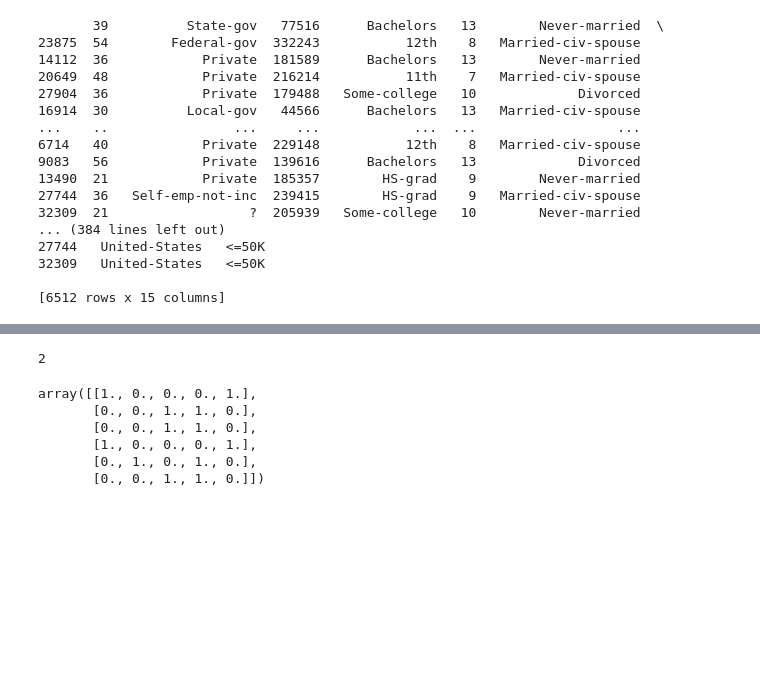
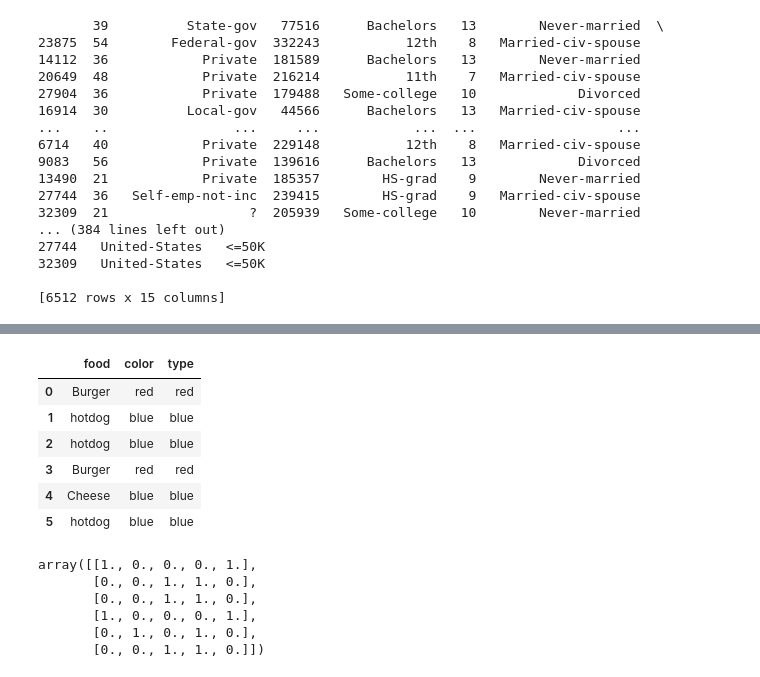
Before and after one commit to felixsimard/comp551-p1, a Jupyter notebook: Cross validation implementation.ipynb, the cells around one changed output, grey strips where cells are left out. Saved outputs shown, nothing was run; the diff lists cells and outputs as text; code cells hidden in the pictures; blank space fills up the shorter version.

```diff
--- a/Cross validation implementation.ipynb
+++ b/Cross validation implementation.ipynb
@@ -91,4 +91,5 @@ for frac in [0.3, 0.5]:
 [6512 rows x 15 columns]
 # %%
 test_df = pd.DataFrame(data={'food': ['Burger', 'hotdog', 'hotdog', 'Burger', 'Cheese', 'hotdog'],
-                            'color': ['red', 'blue', 'blue', 'red', 'blue', 'blue']})
+                            'color': ['red', 'blue', 'blue', 'red', 'blue', 'blue'],
+                            'type': ['red', 'blue', 'blue', 'red', 'blue', 'blue']})
@@ -95,7 +107,13 @@ test_df = pd.DataFrame(data={'food': ['Burger', 'hotdog', 'hotdog', 'Burger', 'C
 # %%
-test_df.shape[1]
+test_df
 # %% [output]
-2
+|  | food | color | type |
+| 0 | Burger | red | red |
+| 1 | hotdog | blue | blue |
+| 2 | hotdog | blue | blue |
+| 3 | Burger | red | red |
+| 4 | Cheese | blue | blue |
+| 5 | hotdog | blue | blue |
 # %%
 ohe = OneHotEncoder(sparse=False)
 ohe_arr = ohe.fit_transform(test_df)
```
Also changed, not shown: parts of 15 cells of this notebook.
